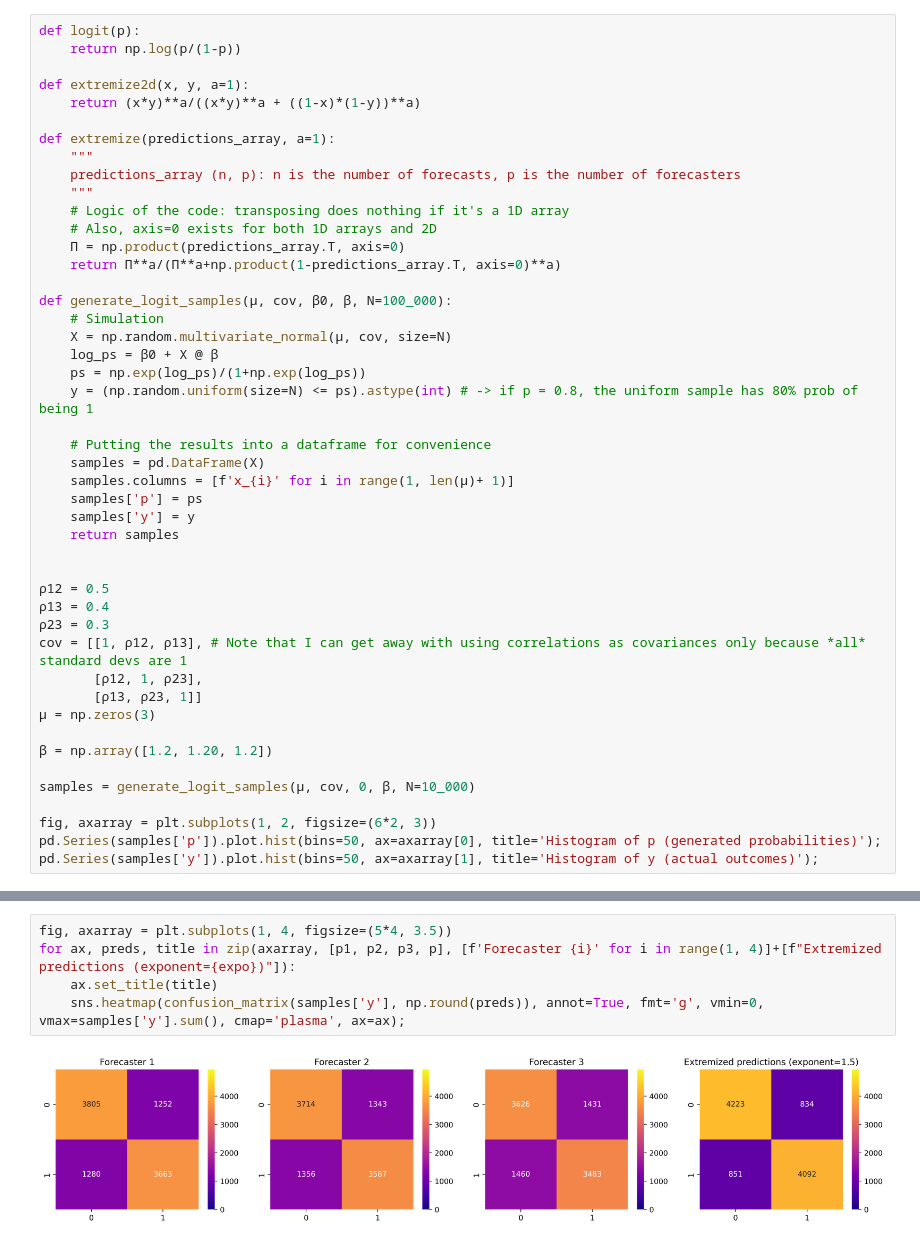
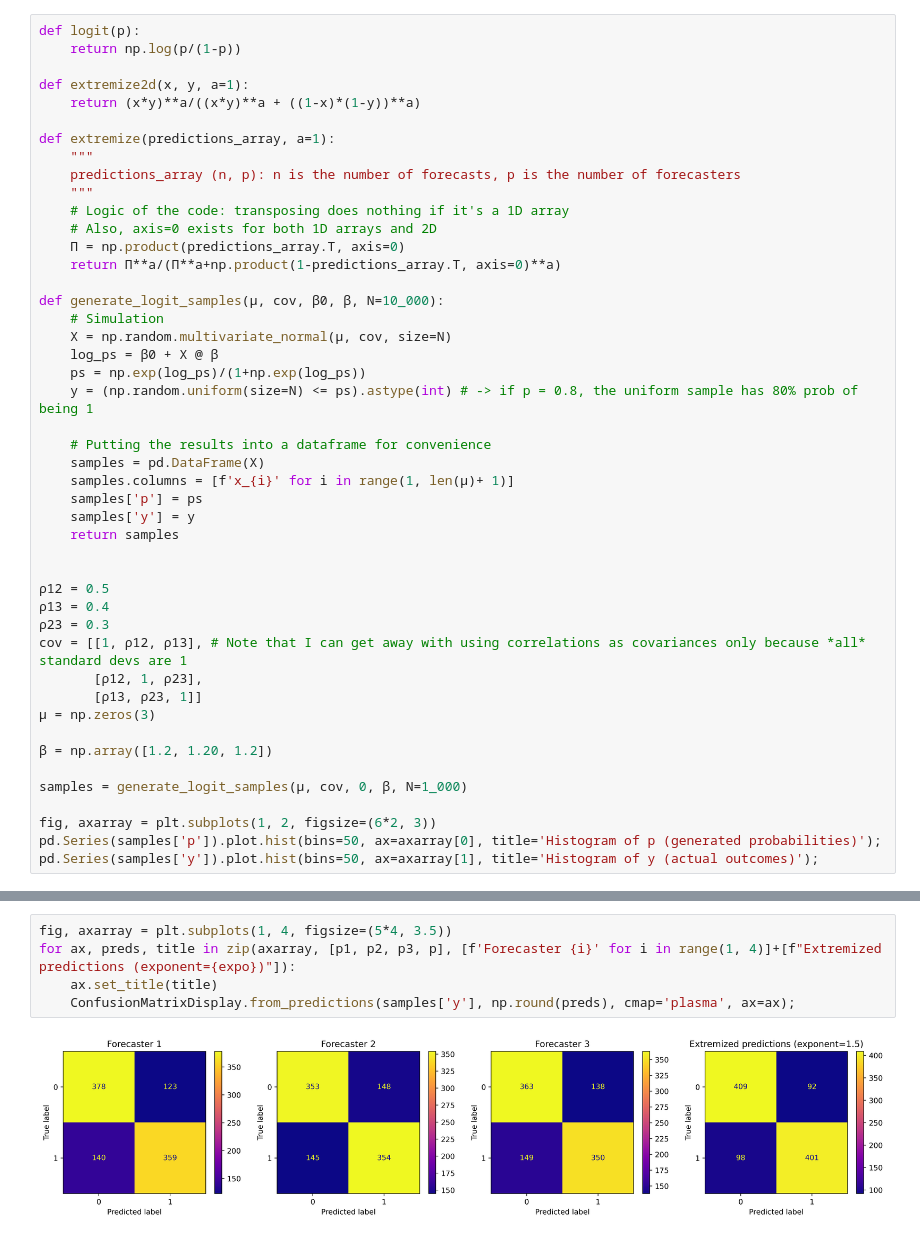
Before and after one commit to PabloIsCoding/simulated_worlds, a Jupyter notebook: Extremizing.ipynb, the cells around one changed output, grey strips where cells are left out. Drawn from its saved outputs; the diff is of its cells as text.

Commit message:
use sklearn confusionmatrix plot instead of seaborn, remove seaborn import

```diff
--- a/Extremizing.ipynb
+++ b/Extremizing.ipynb
@@ -23,7 +22,7 @@ def extremize(predictions_array, a=1):
     Π = np.product(predictions_array.T, axis=0)
     return Π**a/(Π**a+np.product(1-predictions_array.T, axis=0)**a)
 
-def generate_logit_samples(μ, cov, β0, β, N=100_000):
+def generate_logit_samples(μ, cov, β0, β, N=10_000):
     # Simulation
     X = np.random.multivariate_normal(μ, cov, size=N)
     log_ps = β0 + X @ β
@@ -48,7 +47,7 @@ cov = [[1, ρ12, ρ13], # Note that I can get away with using correlations as co
 
 β = np.array([1.2, 1.20, 1.2])
 
-samples = generate_logit_samples(μ, cov, 0, β, N=10_000)
+samples = generate_logit_samples(μ, cov, 0, β, N=1_000)
 
 fig, axarray = plt.subplots(1, 2, figsize=(6*2, 3))
 pd.Series(samples['p']).plot.hist(bins=50, ax=axarray[0], title='Histogram of p (generated probabilities)');
@@ -147,7 +146,7 @@ for ax, exponent in zip(axarr, [1, 2.5, 10]):
 # %%
 fig, axarray = plt.subplots(1, 4, figsize=(5*4, 3.5))
 for ax, preds, title in zip(axarray, [p1, p2, p3, p], [f'Forecaster {i}' for i in range(1, 4)]+[f"Extremized predictions (exponent={expo})"]):
     ax.set_title(title)
-    sns.heatmap(confusion_matrix(samples['y'], np.round(preds)), annot=True, fmt='g', vmin=0, vmax=samples['y'].sum(), cmap='plasma', ax=ax);
+    ConfusionMatrixDisplay.from_predictions(samples['y'], np.round(preds), cmap='plasma', ax=ax);
 # %% [output]
-[figure, old version]
+[figure, new version]
```
Also changed, not shown: parts of 5 cells of this notebook.
